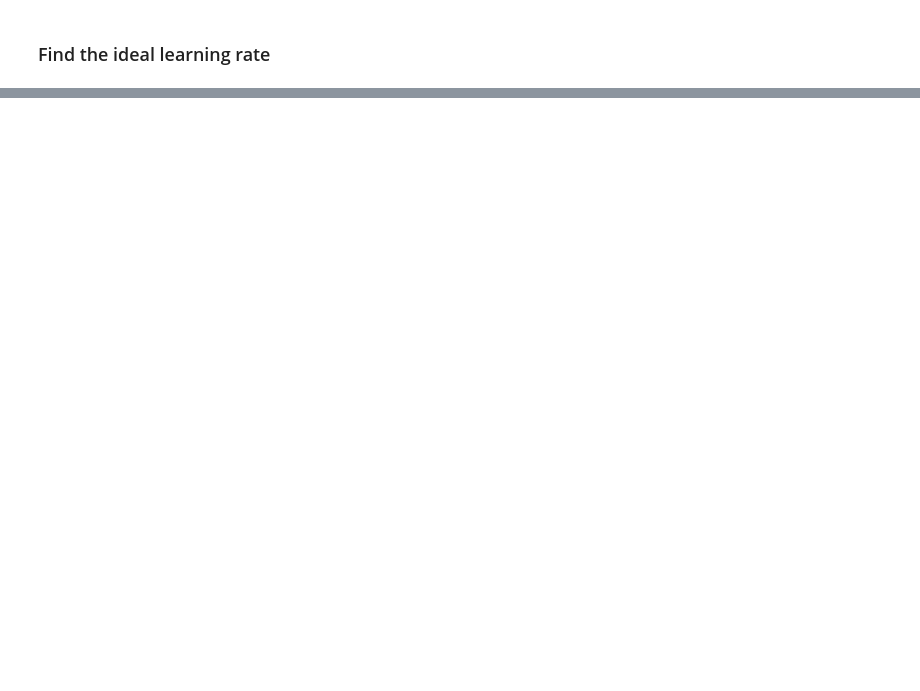
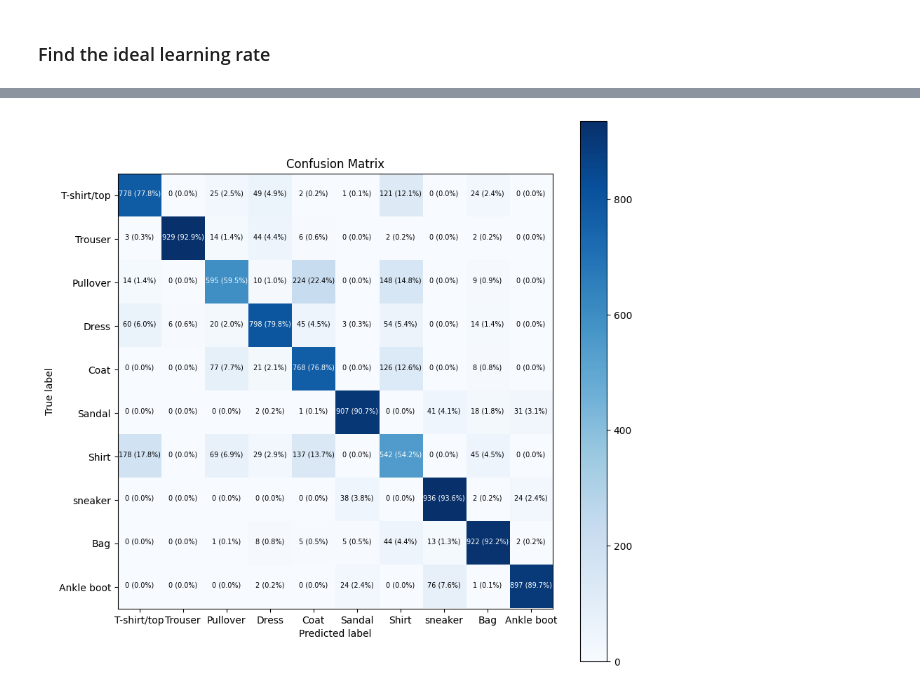
Before and after one commit to aakriti-dot/Tensorflow, a Jupyter notebook: Multiclass_classification_with_tensorflow.ipynb, the cells around one changed output, grey strips where cells are left out. Cells and saved outputs as stored; diff of their text form; code cells hidden in the pictures; blank space fills up the shorter version.

```diff
--- a/Multiclass_classification_with_tensorflow.ipynb
+++ b/Multiclass_classification_with_tensorflow.ipynb
@@ -292,7 +291,7 @@ model_4 = tf.keras.Sequential([
 ])
 
 model_4.compile(loss=tf.keras.losses.SparseCategoricalCrossentropy(),
-                optimizer=tf.keras.optimizers.Adam(learning_rate=0.001),
+                optimizer=tf.keras.optimizers.Adam(learning_rate=0.01),
                 metrics=['accuracy'])
 
 #lr_scheduler = tf.keras.callbacks.LearningRateScheduler(lambda epoch: 1e-4 * 10**(epoch/20))
@@ -321,0 +321,2 @@ Epoch 20/20
+# %%
+y_probs = model_4.predict(test_data)
@@ -321,0 +325,2 @@ Epoch 20/20
+# %%
+y_preds = y_probs.argmax(axis=1)
@@ -321,0 +424,8 @@ Epoch 20/20
+# %%
+make_confusion_matrix(y_true=test_labels,
+                      y_pred=y_preds,
+                      classes=class_names,
+                      figsize=(10, 10),
+                      text_size=7)
+# %% [output]
+[figure, added]
```
Also changed, not shown: parts of 18 cells of this notebook.
